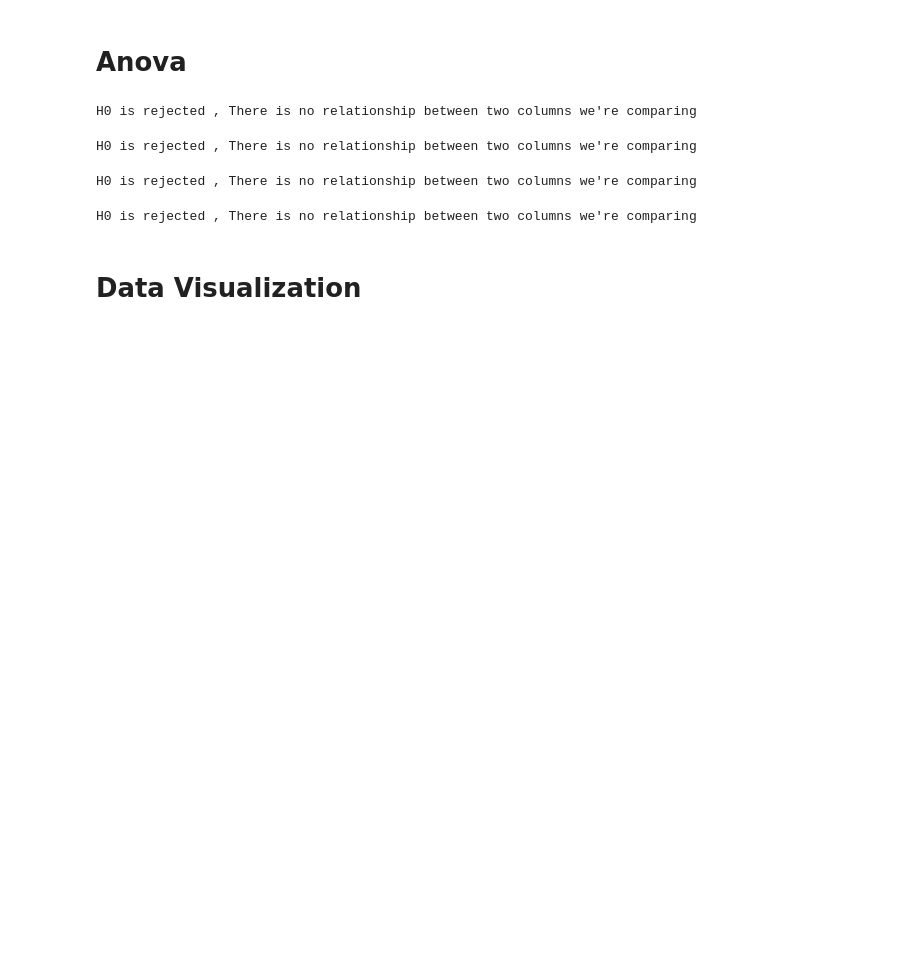
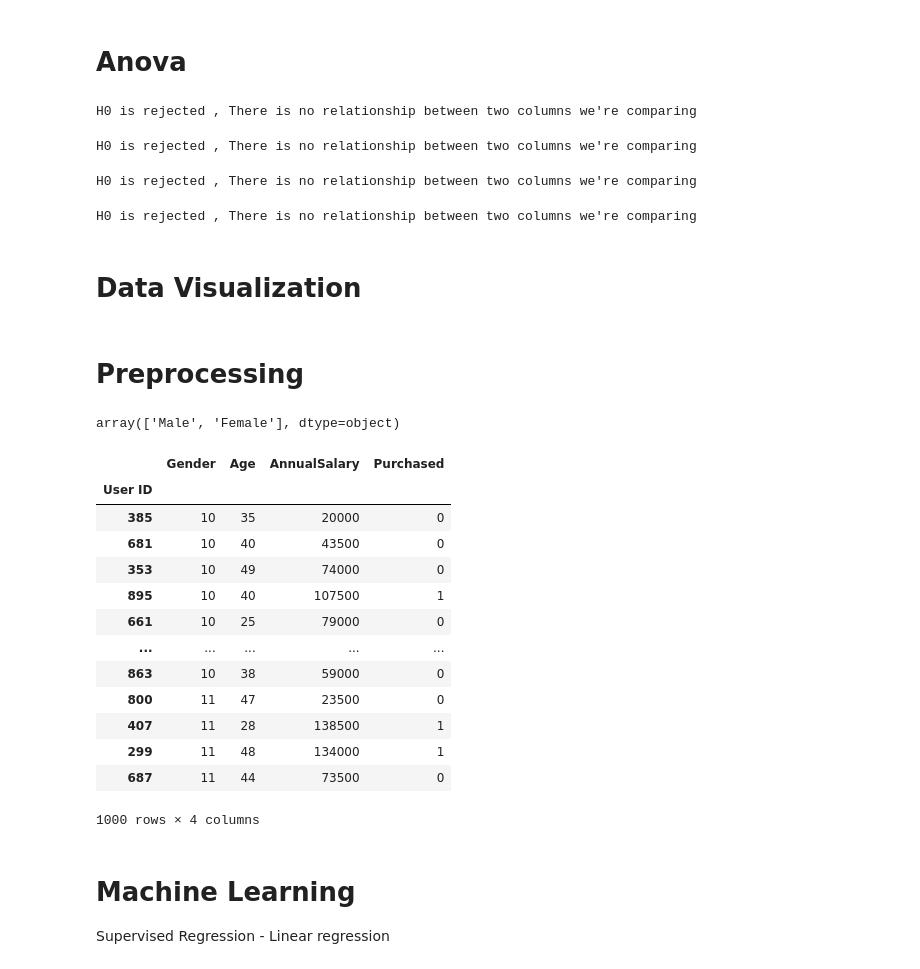
Before and after one commit to Saravanan-20G/Dataset-Carpurchase, a Jupyter notebook: carpurchase.ipynb, the cells around one changed output. Cells and saved outputs as stored; diff of their text form; code cells hidden in the pictures; blank space fills up the shorter version.

```diff
--- a/carpurchase.ipynb
+++ b/carpurchase.ipynb
@@ -292,3 +292,31 @@ fig.show()
 fig = px.sunburst(df,path=['Gender', 'Purchased'],
                     values='AnnualSalary')
 fig.show()
+# %% [markdown]
+# Preprocessing
+# %%
+df.Gender.unique()
+# %% [output]
+array(['Male', 'Female'], dtype=object)
+# %%
+df["Gender"]=df["Gender"].map({"Male":10,"Female":11})
+df
+# %% [output]
+|  | Gender | Age | AnnualSalary | Purchased |
+| User ID |  |  |  |  |
+| 385 | 10 | 35 | 20000 | 0 |
+| 681 | 10 | 40 | 43500 | 0 |
+| 353 | 10 | 49 | 74000 | 0 |
+| 895 | 10 | 40 | 107500 | 1 |
+| 661 | 10 | 25 | 79000 | 0 |
+| ... | ... | ... | ... | ... |
+| 863 | 10 | 38 | 59000 | 0 |
+| 800 | 11 | 47 | 23500 | 0 |
+| 407 | 11 | 28 | 138500 | 1 |
+| 299 | 11 | 48 | 134000 | 1 |
+| 687 | 11 | 44 | 73500 | 0 |
+1000 rows × 4 columns
+# %% [markdown]
+# Machine Learning
+
+Supervised Regression - Linear regression
```
Also changed, not shown: parts of 4 cells of this notebook.
